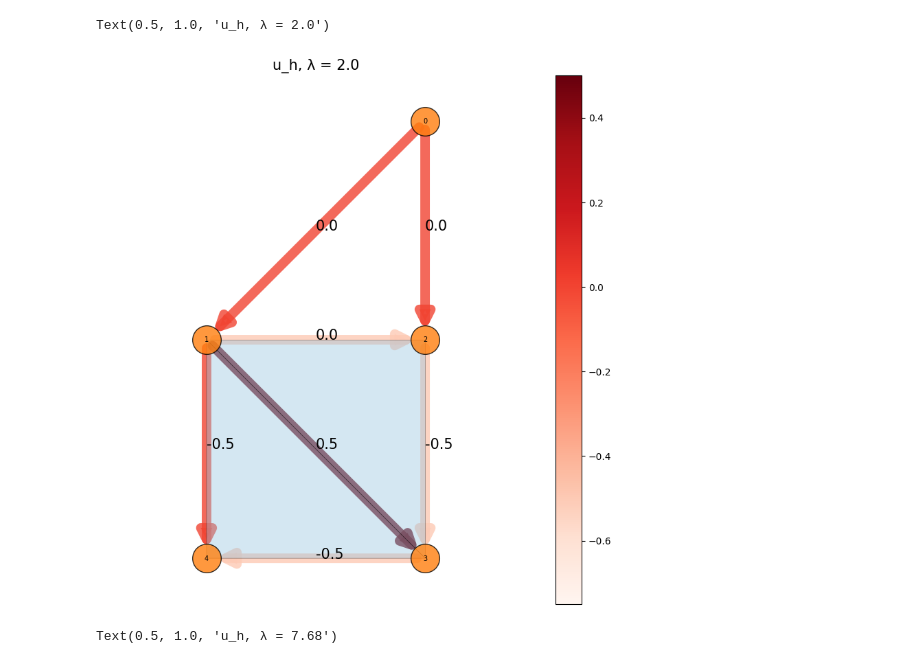
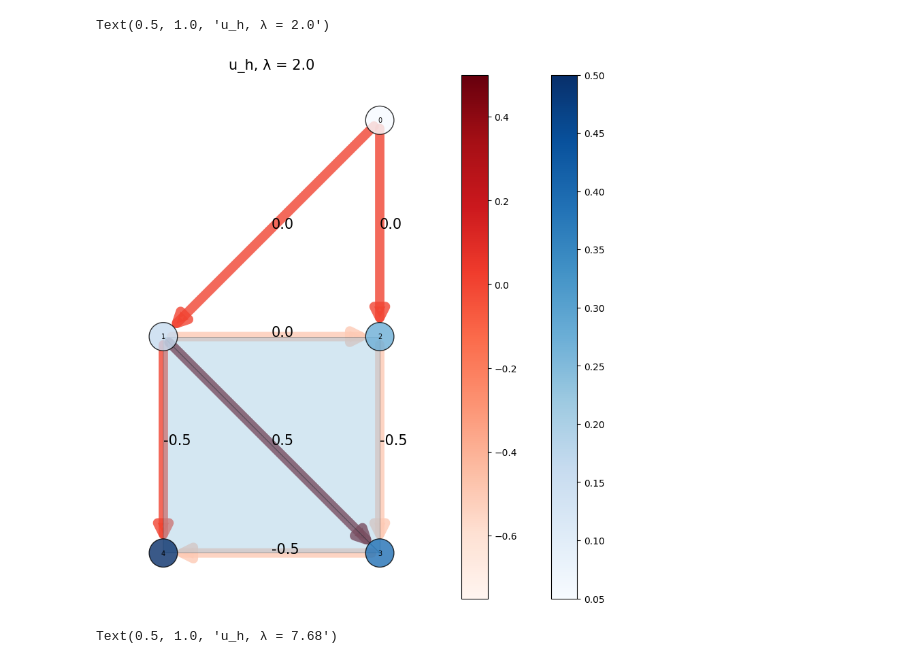
Before and after one commit to irtazahashmi/pytspl, a Jupyter notebook: plotting.ipynb, the cells around one changed output. Drawn from its saved outputs; the diff is of its cells as text; code cells hidden in the pictures.

Commit message:
Implemented node values cmap.

```diff
--- a/plotting.ipynb
+++ b/plotting.ipynb
@@ -40,29 +40,32 @@ for i in range(len(sc.edges)):
 # %%
 
 from sclibrary.plot import SCPlot
 from matplotlib import pyplot as plt
 
 # create plot
 fig, _ = plt.subplots(figsize=(10, 10))
 scplot = SCPlot(sc=sc, pos=coordinates)
 
+sample_node_values = [0.1, 0.2, 0.3, 0.4, 0.5]
+
 # plot nodes and edges
-scplot.draw_sc_nodes(node_size=900)
+scplot.draw_sc_nodes(node_size=900, node_color=sample_node_values)
+
 scplot.draw_sc_edges(directed=True,
                      edge_width=10,
                      arrowsize=30,
                      edge_color=list(edge_labels.values()),
                      )
 
 
 # plot labels
 scplot.draw_node_labels(font_size=7)
 scplot.draw_edge_labels(edge_labels=edge_labels, font_size=15)
 
 plt.title("u_h, λ = " + str(eigenvals_c[0]), fontsize=15)
 # %% [output]
 Text(0.5, 1.0, 'u_h, λ = 2.0')
-[figure, old version]
+[figure, new version]
 # %%
 from sclibrary.network_reader import NetworkReader
 from sclibrary.simplicial_complex import SimplicialComplexNetwork
```
Also changed, not shown: 1 other file.
